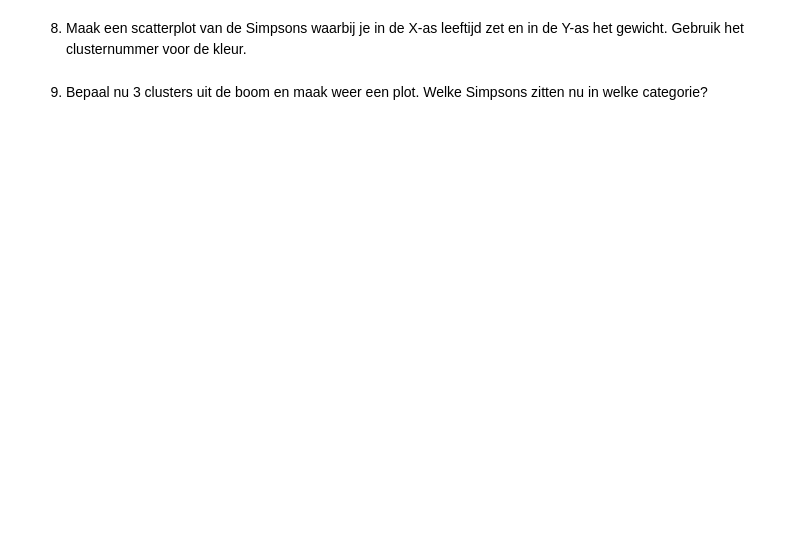
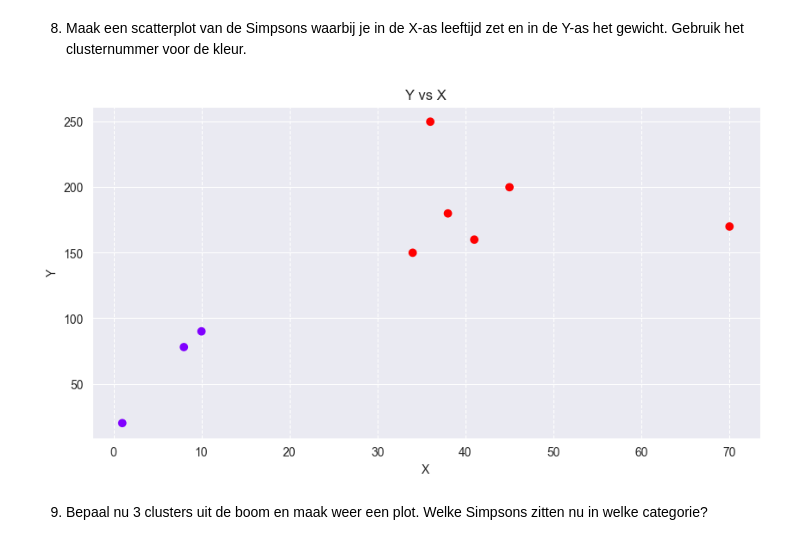
Before and after one commit to EliasDeHondt/DataScience1, a Jupyter notebook: W22P4/1 - The Simpons Revisited.ipynb, the cells around one changed output. Cells and saved outputs as stored; diff of their text form; code cells hidden in the pictures; blank space fills up the shorter version.

```diff
--- a/W22P4/1 - The Simpons Revisited.ipynb
+++ b/W22P4/1 - The Simpons Revisited.ipynb
@@ -104,2 +125,9 @@ De gestandaardiseerde Euclidische afstand tussen Marge en Maggie is: 0.084578823
 # %% [markdown]
 7. Als je 2 clusters zou moeten selecteren uit deze boom, welke zijn dat dan? Hoe zou je die clusters benoemen?
+# %%
+from sklearn.cluster import AgglomerativeClustering
+
+cluster = AgglomerativeClustering(n_clusters=2, metric='manhattan', linkage='single')
+cluster.fit(simpsons)
+simpsons['cluster_with_2'] = cluster.labels_
+display(simpsons)
@@ -106,4 +146,15 @@ De gestandaardiseerde Euclidische afstand tussen Marge en Maggie is: 0.084578823
 # %% [markdown]
 8. Maak een scatterplot van de Simpsons waarbij je in de X-as leeftijd zet en in de Y-as het gewicht. Gebruik het clusternummer voor de kleur.
+# %%
+import matplotlib.pyplot as plt
+
+fig, ax=plt.subplots(figsize=(10,5))
+ax.scatter(simpsons.leeftijd, simpsons.gewicht, c=simpsons.cluster_with_2, cmap='rainbow') # "c=simpsons.cluster_with_2, cmap='rainbow'" voor kleuren
+ax.set_title('Y vs X')
+ax.set_xlabel('X')
+ax.set_ylabel('Y')
+_=ax.grid(linestyle='--', axis='x')
+# %% [output]
+[figure, added]
 # %% [markdown]
 9. Bepaal nu 3 clusters uit de boom en maak weer een plot. Welke Simpsons zitten nu in welke categorie?
```
Also changed, not shown: parts of 7 cells of this notebook, 3 other files.
